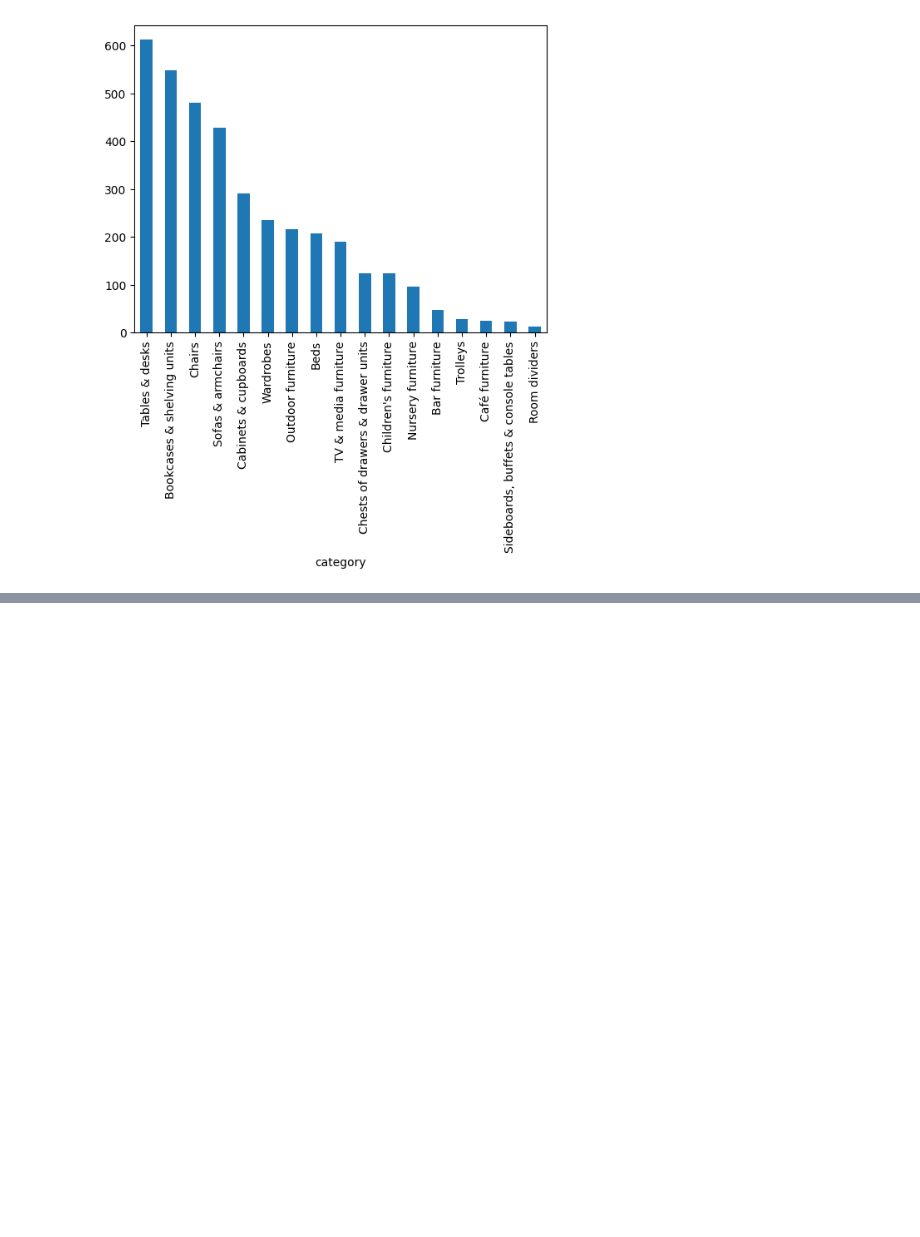
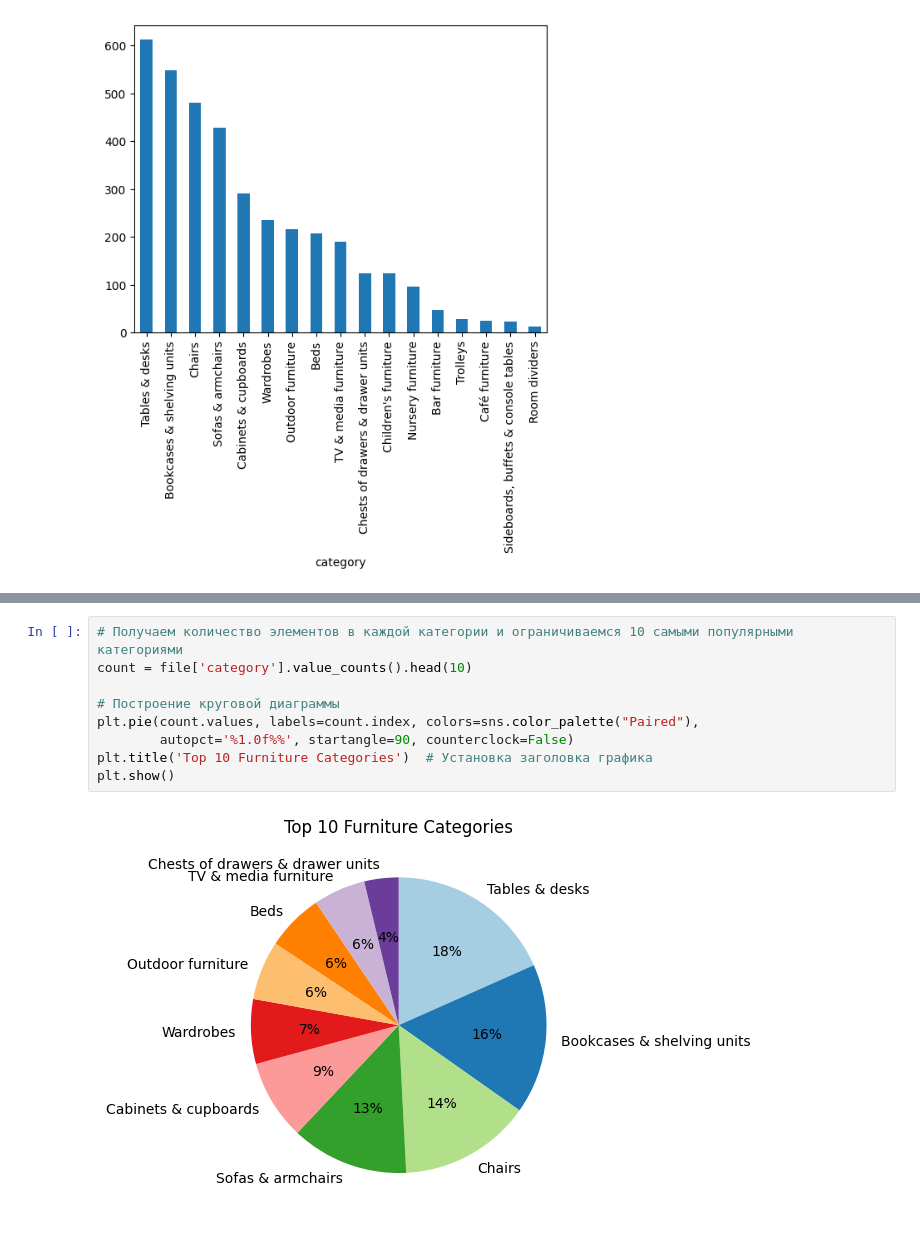
Before and after one commit to ToriVL/Progect, a Jupyter notebook: Graphics.ipynb, the cells around one changed output, grey strips where cells are left out. Drawn from its saved outputs; the diff is of its cells as text; blank space fills up the shorter version.

```diff
--- a/Graphics.ipynb
+++ b/Graphics.ipynb
@@ -74,0 +109,11 @@ plt.show()
+# %%
+# Получаем количество элементов в каждой категории и ограничиваемся 10 самыми популярными категориями
+count = file['category'].value_counts().head(10)
+
+# Построение круговой диаграммы
+plt.pie(count.values, labels=count.index, colors=sns.color_palette("Paired"),
+        autopct='%1.0f%%', startangle=90, counterclock=False)
+plt.title('Top 10 Furniture Categories')  # Установка заголовка графика
+plt.show()
+# %% [output]
+[figure, added]
```
Also changed, not shown: parts of 4 cells of this notebook.
